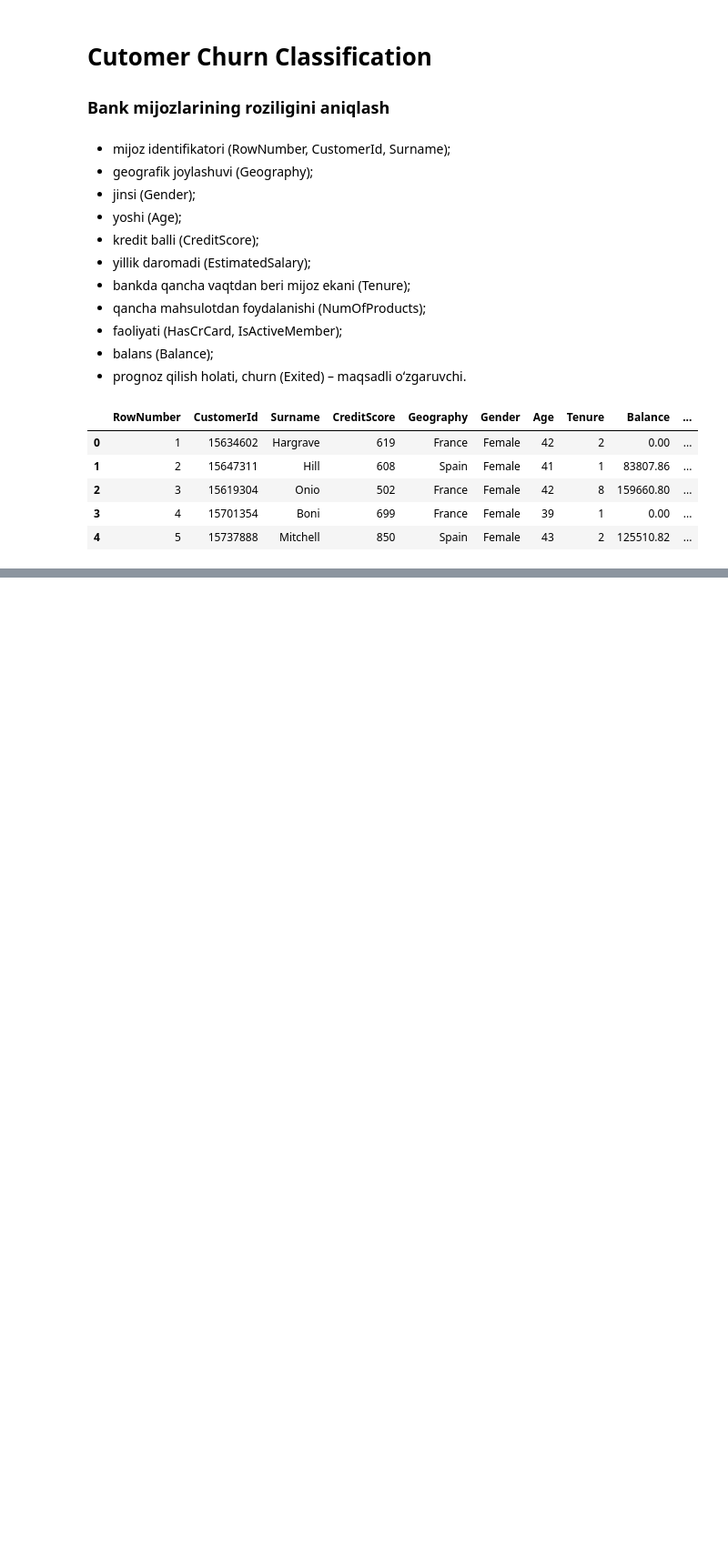
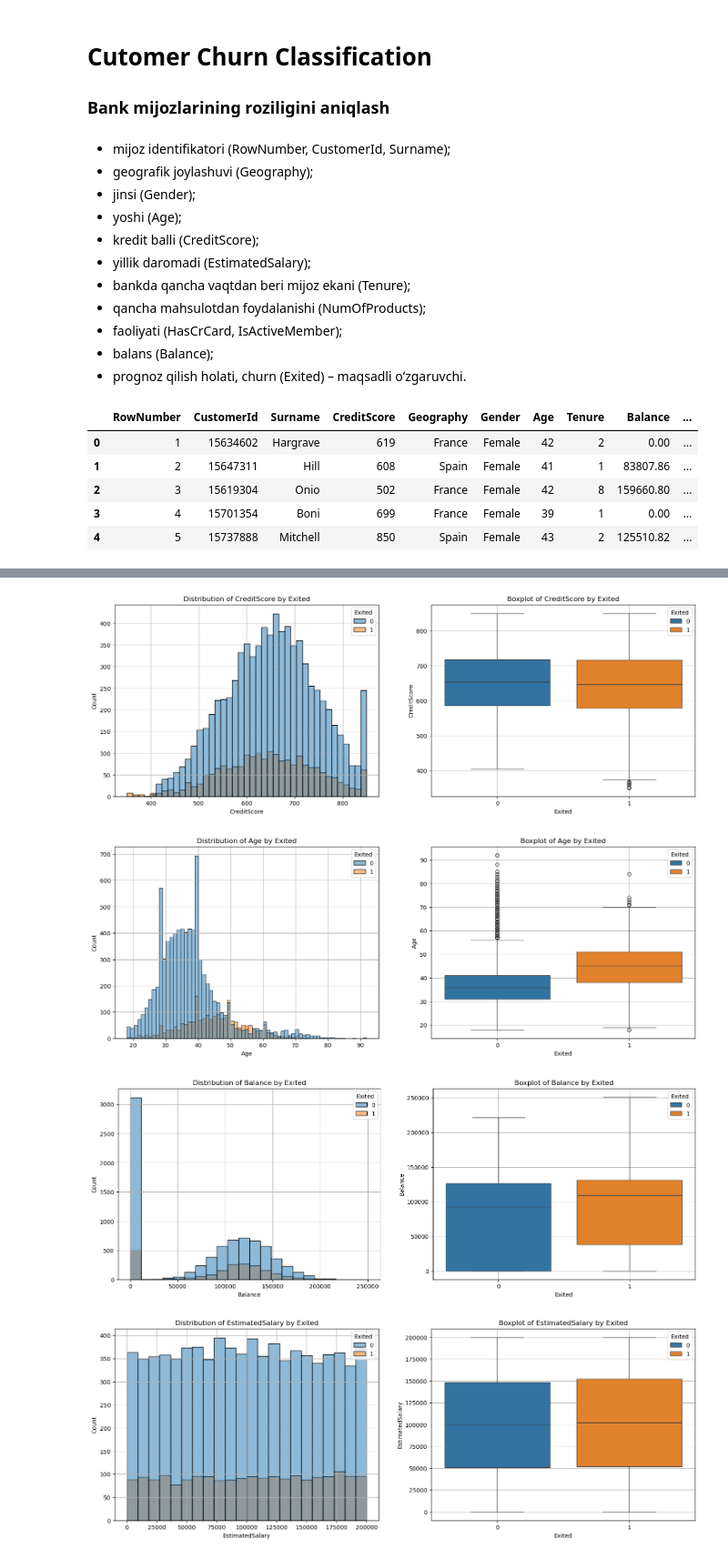
Before and after one commit to ibnMuxiddin/bank-customer-churn-prediction, a Jupyter notebook: notebooks/EDA.ipynb, the cells around one changed output, grey strips where cells are left out. Shown at 91% size. Cells and saved outputs as stored; diff of their text form; code cells hidden in the pictures; blank space fills up the shorter version.

```diff
--- a/notebooks/EDA.ipynb
+++ b/notebooks/EDA.ipynb
@@ -166,0 +124,25 @@ Datasetimizdagi `Surename` va `CustomerId` ustunlarini tashlab yuborishimiz kera
+# %%
+histplot_cols = ["CreditScore", "Age", "Balance", "EstimatedSalary"]
+# %%
+def histplot(col):
+    plt.figure(figsize=(18,6))
+
+    plt.subplot(1,2,1)
+    sns.histplot(data=df, x=col, hue="Exited")
+    plt.title(f"Distribution of {col} by Exited")
+    plt.grid()
+
+    plt.subplot(1,2,2)
+    sns.boxplot(data=df, x = "Exited", y=col, hue="Exited")
+    plt.title(f"Boxplot of {col} by Exited")
+    plt.grid()
+
+    plt.show()
+# %%
+for col in histplot_cols:
+    histplot(col)
+# %% [output]
+[figure, added]
+[figure, added]
+[figure, added]
+[figure, added]
```
Also changed, not shown: parts of 23 cells of this notebook, 2 other files.
